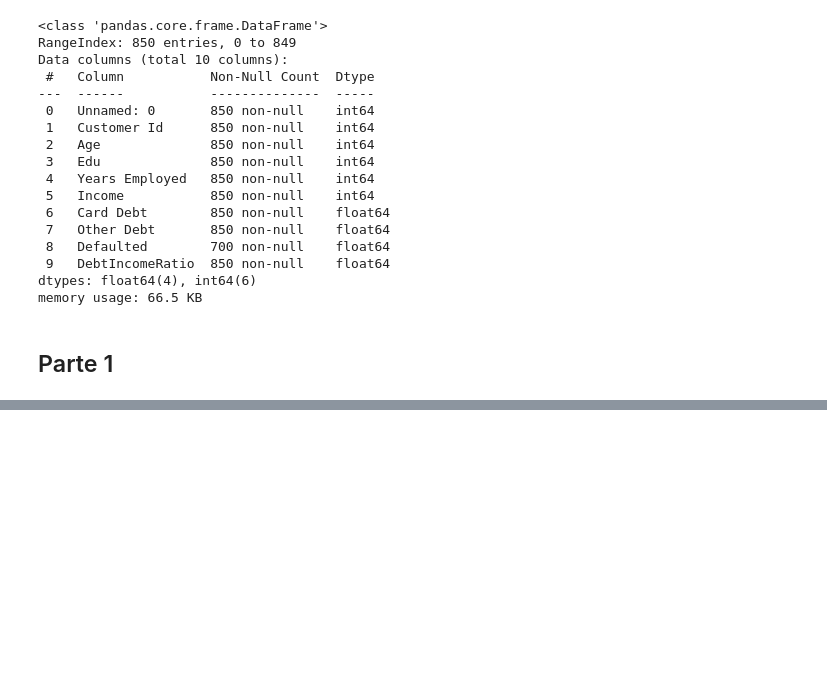
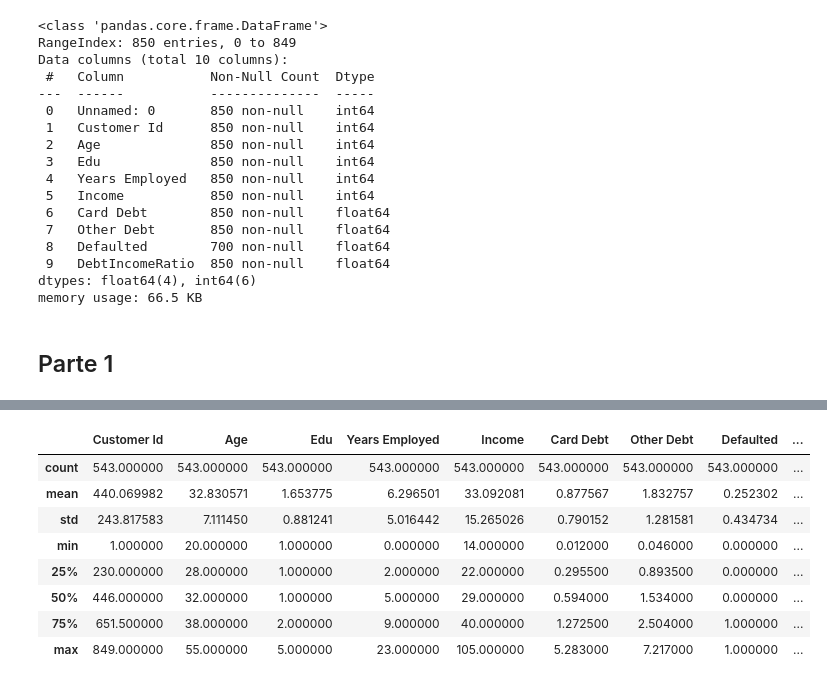
Before and after one commit to cesaralejon/clusters, a Jupyter notebook: clusters_Cesar_Olmedo.ipynb, the cells around one changed output, grey strips where cells are left out. Drawn from its saved outputs; the diff is of its cells as text; code cells hidden in the pictures; blank space fills up the shorter version.

```diff
--- a/clusters_Cesar_Olmedo.ipynb
+++ b/clusters_Cesar_Olmedo.ipynb
@@ -63,0 +113,13 @@ for i in range(2, 11):
+# %%
+c2 = df[df['kmeans_clus']==1]
+c2.describe()
+# %% [output]
+|  | Customer Id | Age | Edu | Years Employed | Income | Card Debt | Other Debt | Defaulted | ... |
+| count | 543.000000 | 543.000000 | 543.000000 | 543.000000 | 543.000000 | 543.000000 | 543.000000 | 543.000000 | ... |
+| mean | 440.069982 | 32.830571 | 1.653775 | 6.296501 | 33.092081 | 0.877567 | 1.832757 | 0.252302 | ... |
+| std | 243.817583 | 7.111450 | 0.881241 | 5.016442 | 15.265026 | 0.790152 | 1.281581 | 0.434734 | ... |
+| min | 1.000000 | 20.000000 | 1.000000 | 0.000000 | 14.000000 | 0.012000 | 0.046000 | 0.000000 | ... |
+| 25% | 230.000000 | 28.000000 | 1.000000 | 2.000000 | 22.000000 | 0.295500 | 0.893500 | 0.000000 | ... |
+| 50% | 446.000000 | 32.000000 | 1.000000 | 5.000000 | 29.000000 | 0.594000 | 1.534000 | 0.000000 | ... |
+| 75% | 651.500000 | 38.000000 | 2.000000 | 9.000000 | 40.000000 | 1.272500 | 2.504000 | 1.000000 | ... |
+| max | 849.000000 | 55.000000 | 5.000000 | 23.000000 | 105.000000 | 5.283000 | 7.217000 | 1.000000 | ... |
```
Also changed, not shown: parts of 9 cells of this notebook.
